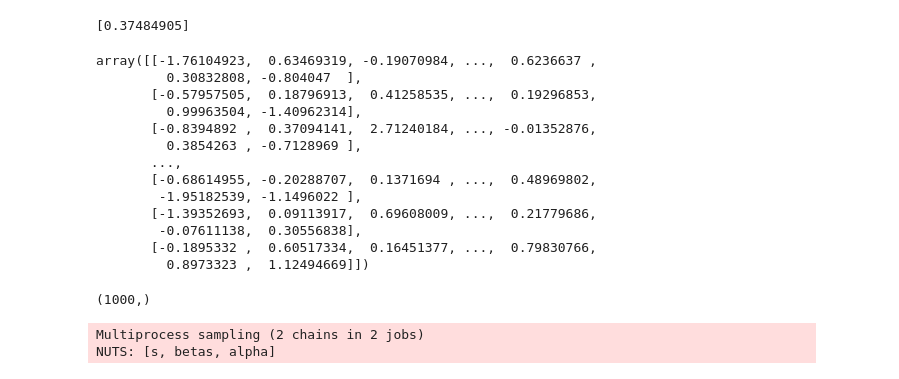
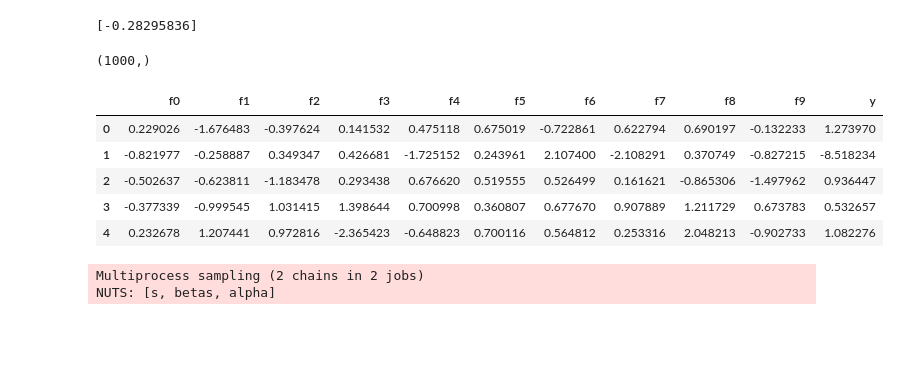
Before and after one commit to ayushmangupta/DataScience, a Jupyter notebook: MLImplementation/LinearRegPYMC.ipynb, the cells around one changed output. Saved outputs shown, nothing was run; the diff lists cells and outputs as text; code cells hidden in the pictures; blank space fills up the shorter version.

```diff
--- a/MLImplementation/LinearRegPYMC.ipynb
+++ b/MLImplementation/LinearRegPYMC.ipynb
@@ -17,22 +17,9 @@ betas=  random.normal(size = num_features)
 print(alpha)
 # fake data
 data =  random.normal(size = (num_obs,num_features))
-data
+#np.savetxt("foo.csv", data, delimiter=",")
 # %% [output]
-[0.37484905]
+[-0.28295836]
-array([[-1.76104923,  0.63469319, -0.19070984, ...,  0.6236637 ,
-         0.30832808, -0.804047  ],
-       [-0.57957505,  0.18796913,  0.41258535, ...,  0.19296853,
-         0.99963504, -1.40962314],
-       [-0.8394892 ,  0.37094141,  2.71240184, ..., -0.01352876,
-         0.3854263 , -0.7128969 ],
-       ...,
-       [-0.68614955, -0.20288707,  0.1371694 , ...,  0.48969802,
-        -1.95182539, -1.1496022 ],
-       [-1.39352693,  0.09113917,  0.69608009, ...,  0.21779686,
-        -0.07611138,  0.30556838],
-       [-0.1895332 ,  0.60517334,  0.16451377, ...,  0.79830766,
-         0.8973323 ,  1.12494669]])
 # %%
 ### y = alpha + b*data + noise
 
@@ -40,3 +27,12 @@ y_real = alpha + np.sum(betas*data,axis=1) + random.normal(size=1000)
 y_real.shape
 # %% [output]
 (1000,)
+# %%
+data_df.head()
+# %% [output]
+|  | f0 | f1 | f2 | f3 | f4 | f5 | f6 | f7 | f8 | f9 | y |
+| 0 | 0.229026 | -1.676483 | -0.397624 | 0.141532 | 0.475118 | 0.675019 | -0.722861 | 0.622794 | 0.690197 | -0.132233 | 1.273970 |
+| 1 | -0.821977 | -0.258887 | 0.349347 | 0.426681 | -1.725152 | 0.243961 | 2.107400 | -2.108291 | 0.370749 | -0.827215 | -8.518234 |
+| 2 | -0.502637 | -0.623811 | -1.183478 | 0.293438 | 0.676620 | 0.519555 | 0.526499 | 0.161621 | -0.865306 | -1.497962 | 0.936447 |
+| 3 | -0.377339 | -0.999545 | 1.031415 | 1.398644 | 0.700998 | 0.360807 | 0.677670 | 0.907889 | 1.211729 | 0.673783 | 0.532657 |
+| 4 | 0.232678 | 1.207441 | 0.972816 | -2.365423 | -0.648823 | 0.700116 | 0.564812 | 0.253316 | 2.048213 | -0.902733 | 1.082276 |
```
Also changed, not shown: parts of 1 cell of this notebook, 8 other files.
